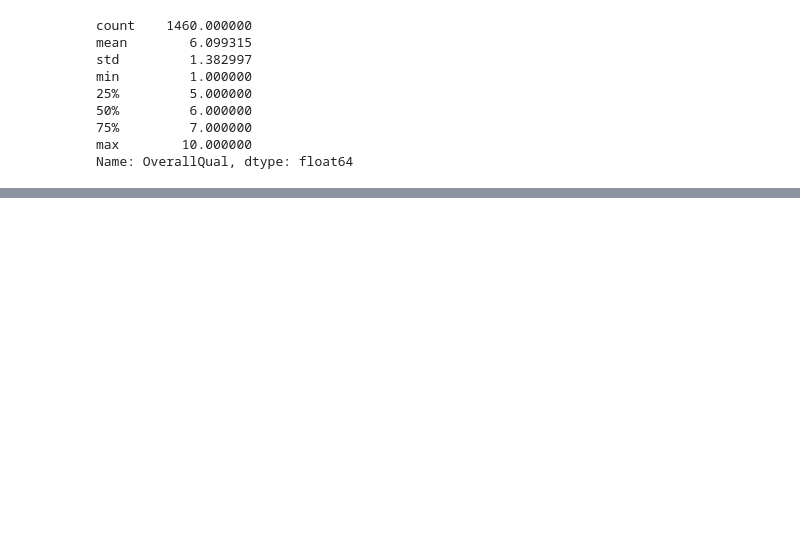
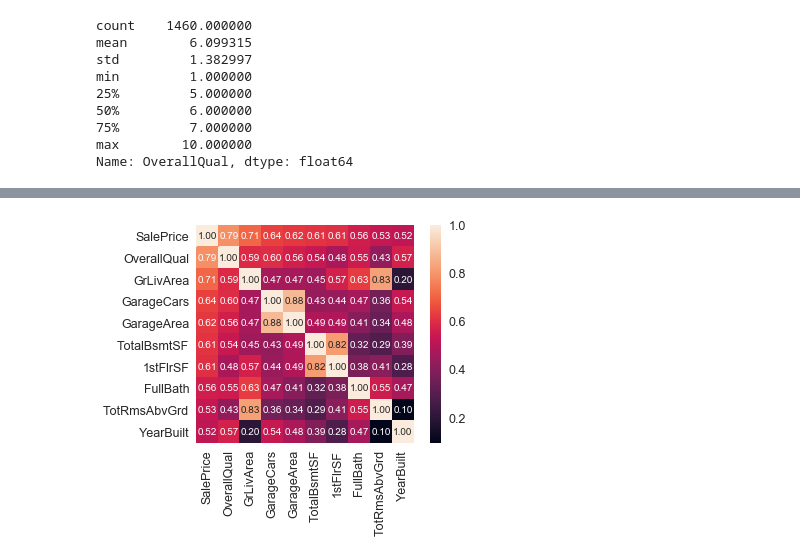
Before and after one commit to Rohit-Thati/Data-Exploration, a Jupyter notebook: Mydataexploration.ipynb, the cells around one changed output, grey strips where cells are left out. Saved outputs shown, nothing was run; the diff lists cells and outputs as text; code cells hidden in the pictures; blank space fills up the shorter version.

```diff
--- a/Mydataexploration.ipynb
+++ b/Mydataexploration.ipynb
@@ -4,7 +4,7 @@ from plotly.offline import download_plotlyjs, init_notebook_mode, plot, iplot
 import plotly.plotly as py
 init_notebook_mode(connected=True)
 import pandas as pd
-x=pd.read_csv('C:/Users/thatirohit/Desktop/train.csv')
+x=pd.read_csv('C:\\Users\\srinivash.n\\Desktop\\train.csv')
 # %%
 x.describe()
 # %% [output]
@@ -168,0 +230,12 @@ Name: OverallQual, dtype: float64
+# %%
+##trying seaborn for correlation and heatmaps
+corrmat = x.corr()
+k = 10
+cols = corrmat.nlargest(k, 'SalePrice')['SalePrice'].index
+cm = np.corrcoef(x[cols].values.T)
+sns.set(font_scale=1.25)
+hm = sns.heatmap(cm, cbar=True, annot=True, square=True, fmt='.2f', annot_kws={'size': 10}, yticklabels=cols.values, xticklabels=cols.values)
+plt.show()
+## sale price depends on overallquality and other factors consequently
+# %% [output]
+[figure, added]
```
Also changed, not shown: parts of 6 cells of this notebook.
